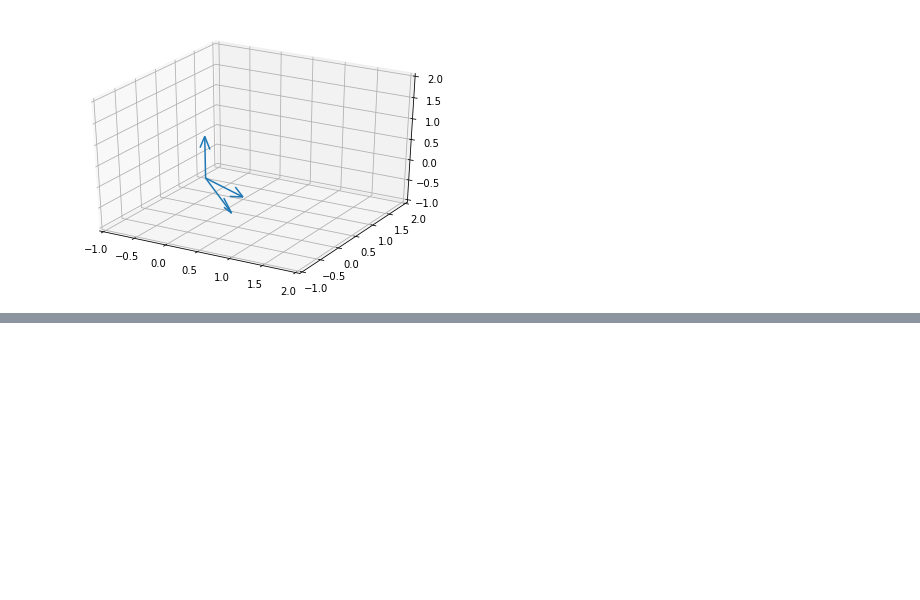
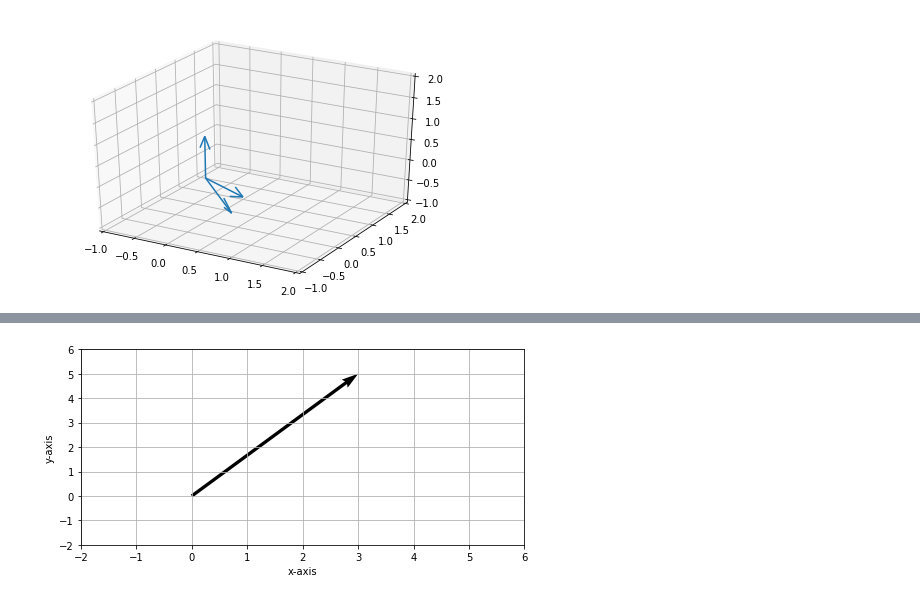
Before and after one commit to Taaniya/vector-algebra-for-nlp, a Jupyter notebook: Basics_of_Linear_Algebra_for_ML.ipynb, the cells around one changed output, grey strips where cells are left out. Saved outputs shown, nothing was run; the diff lists cells and outputs as text; code cells hidden in the pictures; blank space fills up the shorter version.

Commit message:
Linear Independence, Basis, VSM for NLP, Dense vectors

```diff
--- a/Basics_of_Linear_Algebra_for_ML.ipynb
+++ b/Basics_of_Linear_Algebra_for_ML.ipynb
@@ -152,0 +171,12 @@ A basis is that set of linearly independent vectors that span that space.
+# %%
+data = np.array([[3, 5]])              # List of x,y coordinates for each vector head
+origin = np.array([[0, 0]])            # List of x,y coordinates for each vector origin
+plt.ylim(-2,6)
+plt.xlim(-2,6)
+plt.quiver(origin[:,0], origin[:,1], data[:, 0], data[:, 1], color=['black'], angles='xy', scale_units='xy', scale=1.)
+plt.grid()
+plt.xlabel("x-axis")
+plt.ylabel("y-axis")
+plt.show()
+# %% [output]
+[figure, added]
```
Also changed, not shown: parts of 8 cells of this notebook.
